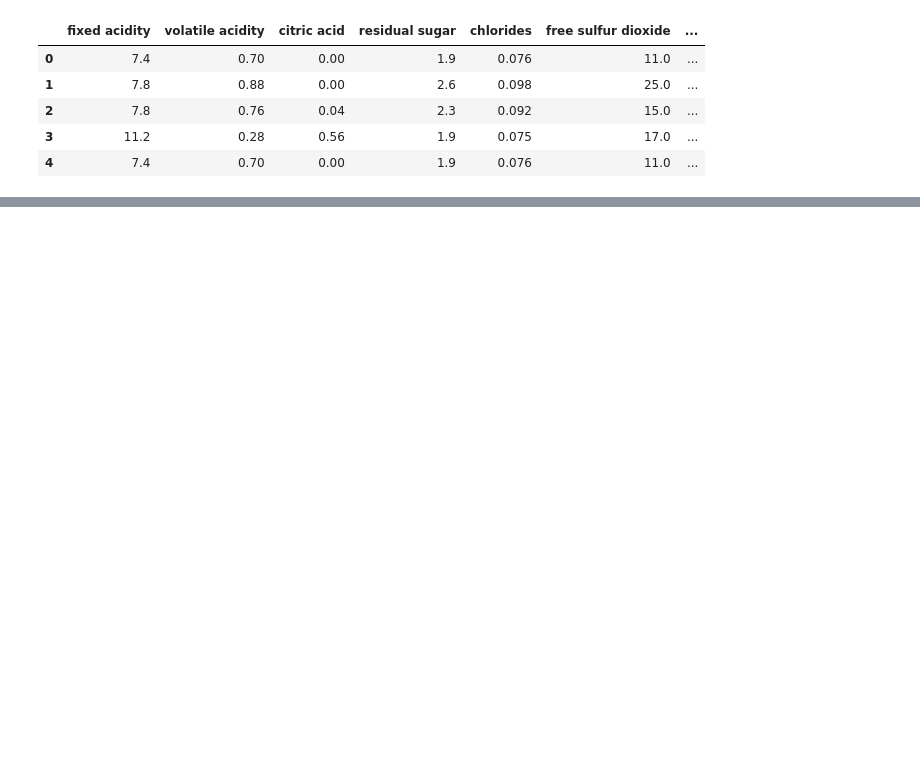
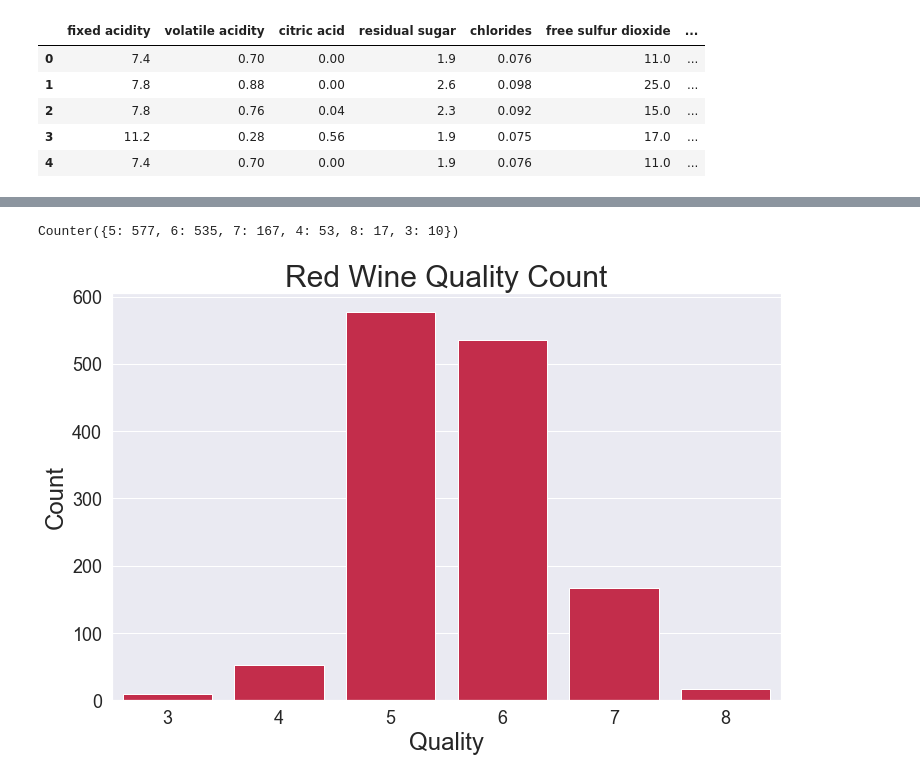
Before and after one commit to erikajane/Good_Wine_Classification, a Jupyter notebook: Red Wine.ipynb, the cells around one changed output, grey strips where cells are left out. Cells and saved outputs as stored; diff of their text form; code cells hidden in the pictures; blank space fills up the shorter version.

```diff
--- a/Red Wine.ipynb
+++ b/Red Wine.ipynb
@@ -39,0 +131,20 @@ df.head()
+# %%
+# Create function to graph data
+
+def graph_data(feature):
+    print(Counter(sorted(df[feature])))
+    sns.set(rc={'figure.figsize':(12,7.5)})
+    sns.countplot(x=feature, data=df, palette = ['crimson'])
+    cap_feature = feature.capitalize()
+    plt.title('Red Wine ' + cap_feature + ' Count', fontsize=30)
+    plt.xlabel(cap_feature, fontsize=24)
+    plt.ylabel('Count', fontsize=24)
+    plt.xticks(fontsize=18)
+    plt.yticks(fontsize=18)
+# %%
+# Investigate unique target values and view quality distribution
+
+graph_data('quality')
+# %% [output]
+Counter({5: 577, 6: 535, 7: 167, 4: 53, 8: 17, 3: 10})
+[figure, added]
```
Also changed, not shown: parts of 31 cells of this notebook, 1 other file.
